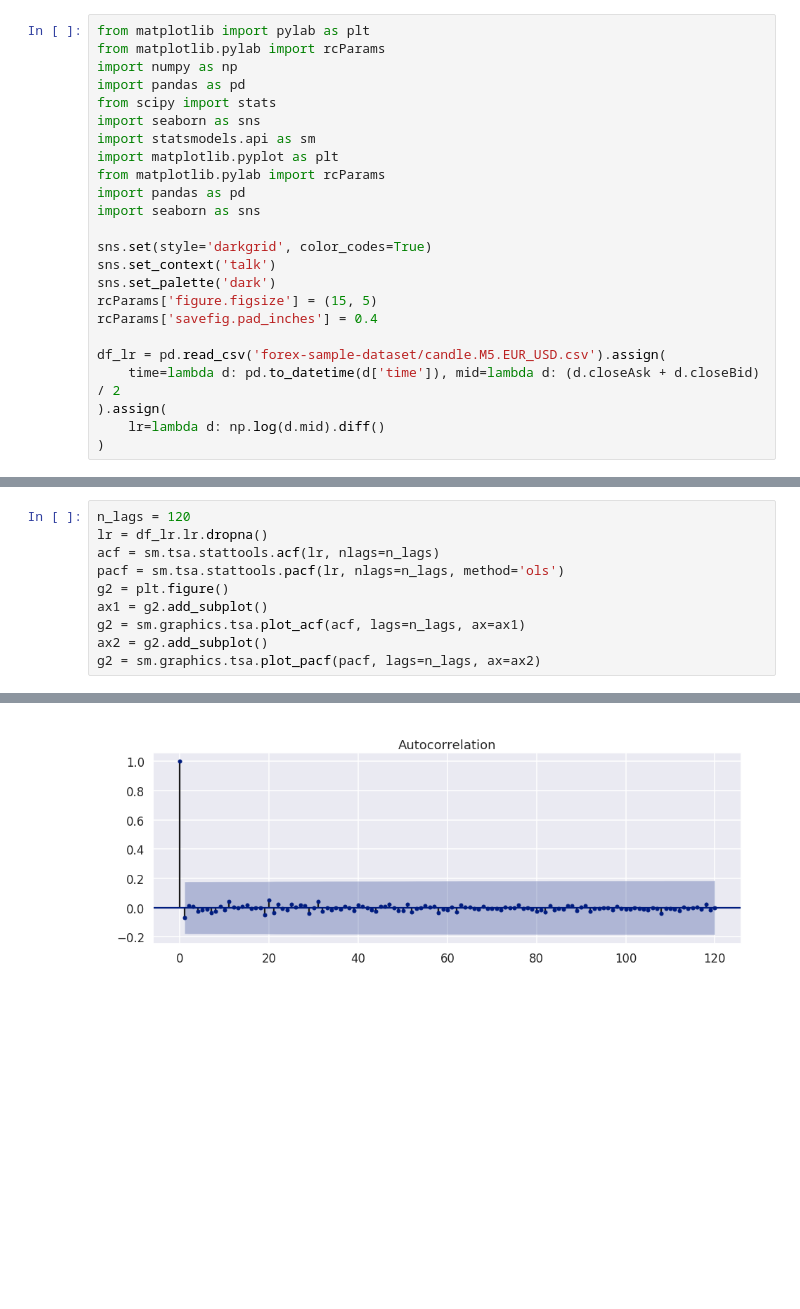
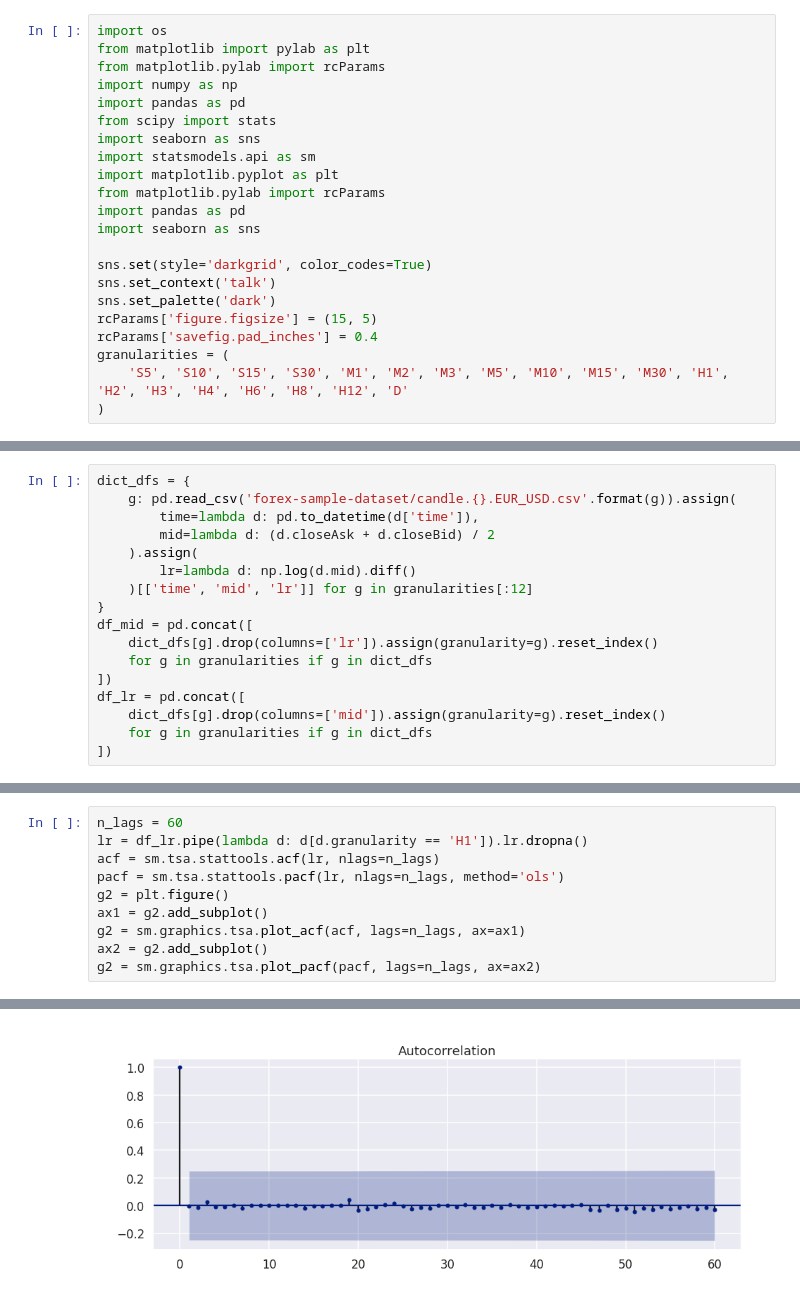
Before and after one commit to dceoy/jupyter-eda-forex, a Jupyter notebook: eda.ipynb, the cells around one changed output, grey strips where cells are left out. Drawn from its saved outputs; the diff is of its cells as text; blank space fills up the shorter version.

```diff
--- a/eda.ipynb
+++ b/eda.ipynb
@@ -1,4 +1,5 @@
 # %%
+import os
 from matplotlib import pylab as plt
 from matplotlib.pylab import rcParams
 import numpy as np
@@ -16,9 +17,6 @@ sns.set_context('talk')
 sns.set_palette('dark')
 rcParams['figure.figsize'] = (15, 5)
 rcParams['savefig.pad_inches'] = 0.4
-
-df_lr = pd.read_csv('forex-sample-dataset/candle.M5.EUR_USD.csv').assign(
-    time=lambda d: pd.to_datetime(d['time']), mid=lambda d: (d.closeAsk + d.closeBid) / 2
-).assign(
-    lr=lambda d: np.log(d.mid).diff()
+granularities = (
+    'S5', 'S10', 'S15', 'S30', 'M1', 'M2', 'M3', 'M5', 'M10', 'M15', 'M30', 'H1', 'H2', 'H3', 'H4', 'H6', 'H8', 'H12', 'D'
 )
@@ -32,0 +23,17 @@ g2 = sns.lineplot(x='time', y='lr', data=df_lr)
+# %%
+dict_dfs = {
+    g: pd.read_csv('forex-sample-dataset/candle.{}.EUR_USD.csv'.format(g)).assign(
+        time=lambda d: pd.to_datetime(d['time']),
+        mid=lambda d: (d.closeAsk + d.closeBid) / 2
+    ).assign(
+        lr=lambda d: np.log(d.mid).diff()
+    )[['time', 'mid', 'lr']] for g in granularities[:12]
+}
+df_mid = pd.concat([
+    dict_dfs[g].drop(columns=['lr']).assign(granularity=g).reset_index()
+    for g in granularities if g in dict_dfs
+])
+df_lr = pd.concat([
+    dict_dfs[g].drop(columns=['mid']).assign(granularity=g).reset_index()
+    for g in granularities if g in dict_dfs
+])
@@ -33,13 +52,13 @@ g2 = sns.lineplot(x='time', y='lr', data=df_lr)
 # %%
-n_lags = 120
-lr = df_lr.lr.dropna()
+n_lags = 60
+lr = df_lr.pipe(lambda d: d[d.granularity == 'H1']).lr.dropna()
 acf = sm.tsa.stattools.acf(lr, nlags=n_lags)
 pacf = sm.tsa.stattools.pacf(lr, nlags=n_lags, method='ols')
 g2 = plt.figure()
 ax1 = g2.add_subplot()
 g2 = sm.graphics.tsa.plot_acf(acf, lags=n_lags, ax=ax1)
 ax2 = g2.add_subplot()
 g2 = sm.graphics.tsa.plot_pacf(pacf, lags=n_lags, ax=ax2)
 # %% [output]
 <Figure size 1080x360 with 0 Axes>
-[figure, old version]
+[figure, new version]
```
Also changed, not shown: parts of 5 cells of this notebook, 1 other file.
